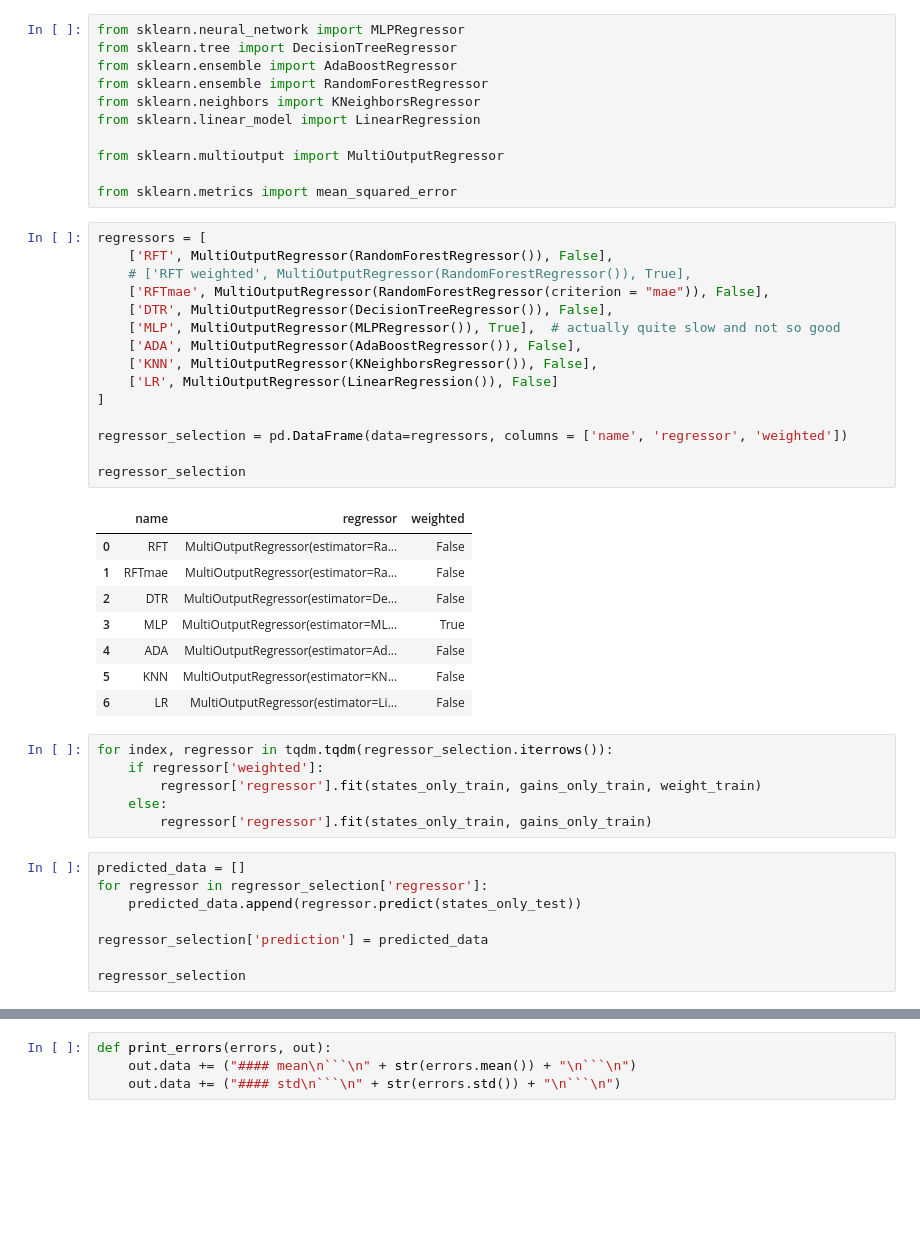
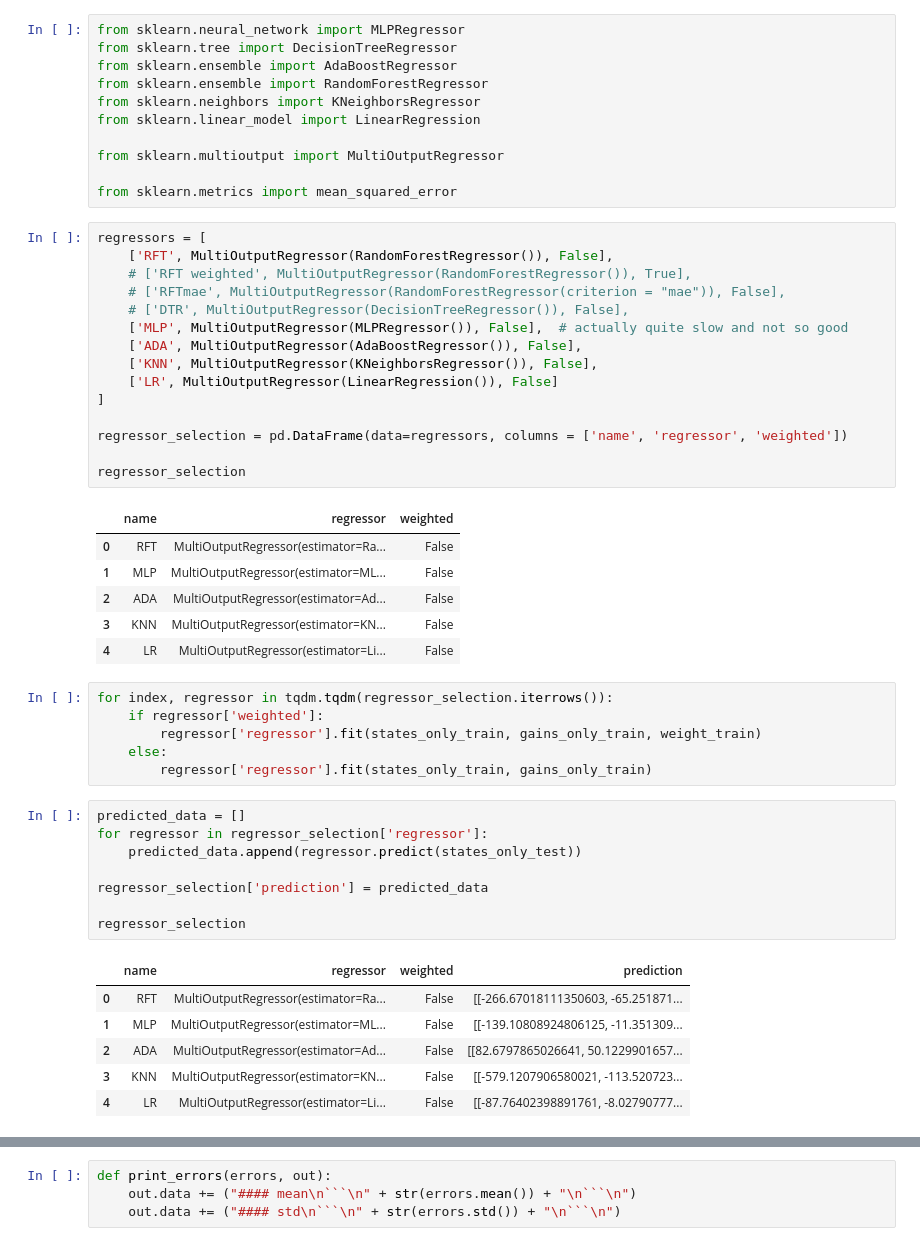
Before and after one commit to Printed-Robots/videte_robot, a Jupyter notebook: simple_videte_wheel/create_models.ipynb, the cells around one changed output, grey strips where cells are left out. Saved outputs shown, nothing was run; the diff lists cells and outputs as text; blank space fills up the shorter version.

```diff
--- a/simple_videte_wheel/create_models.ipynb
+++ b/simple_videte_wheel/create_models.ipynb
@@ -110,27 +110,25 @@ from sklearn.metrics import mean_squared_error
 # %%
 regressors = [
     ['RFT', MultiOutputRegressor(RandomForestRegressor()), False],
     # ['RFT weighted', MultiOutputRegressor(RandomForestRegressor()), True],
-    ['RFTmae', MultiOutputRegressor(RandomForestRegressor(criterion = "mae")), False],
-    ['DTR', MultiOutputRegressor(DecisionTreeRegressor()), False],
-    ['MLP', MultiOutputRegressor(MLPRegressor()), True],  # actually quite slow and not so good
+    # ['RFTmae', MultiOutputRegressor(RandomForestRegressor(criterion = "mae")), False],
+    # ['DTR', MultiOutputRegressor(DecisionTreeRegressor()), False],
+    ['MLP', MultiOutputRegressor(MLPRegressor()), False],  # actually quite slow and not so good
     ['ADA', MultiOutputRegressor(AdaBoostRegressor()), False],
     ['KNN', MultiOutputRegressor(KNeighborsRegressor()), False],
     ['LR', MultiOutputRegressor(LinearRegression()), False]
 ]
 
 regressor_selection = pd.DataFrame(data=regressors, columns = ['name', 'regressor', 'weighted'])
 
 regressor_selection
 # %% [output]
 |  | name | regressor | weighted |
 | 0 | RFT | MultiOutputRegressor(estimator=Ra... | False |
-| 1 | RFTmae | MultiOutputRegressor(estimator=Ra... | False |
-| 2 | DTR | MultiOutputRegressor(estimator=De... | False |
-| 3 | MLP | MultiOutputRegressor(estimator=ML... | True |
-| 4 | ADA | MultiOutputRegressor(estimator=Ad... | False |
-| 5 | KNN | MultiOutputRegressor(estimator=KN... | False |
-| 6 | LR | MultiOutputRegressor(estimator=Li... | False |
+| 1 | MLP | MultiOutputRegressor(estimator=ML... | False |
+| 2 | ADA | MultiOutputRegressor(estimator=Ad... | False |
+| 3 | KNN | MultiOutputRegressor(estimator=KN... | False |
+| 4 | LR | MultiOutputRegressor(estimator=Li... | False |
 # %%
 for index, regressor in tqdm.tqdm(regressor_selection.iterrows()):
     if regressor['weighted']:
@@ -145,6 +143,13 @@ for regressor in regressor_selection['regressor']:
 regressor_selection['prediction'] = predicted_data
 
 regressor_selection
+# %% [output]
+|  | name | regressor | weighted | prediction |
+| 0 | RFT | MultiOutputRegressor(estimator=Ra... | False | [[-266.67018111350603, -65.251871... |
+| 1 | MLP | MultiOutputRegressor(estimator=ML... | False | [[-139.10808924806125, -11.351309... |
+| 2 | ADA | MultiOutputRegressor(estimator=Ad... | False | [[82.6797865026641, 50.1229901657... |
+| 3 | KNN | MultiOutputRegressor(estimator=KN... | False | [[-579.1207906580021, -113.520723... |
+| 4 | LR | MultiOutputRegressor(estimator=Li... | False | [[-87.76402398891761, -8.02790777... |
 # %%
 error_data = []
 quadratic_error_data = []
```
Also changed, not shown: parts of 12 cells of this notebook, 1 other file.
